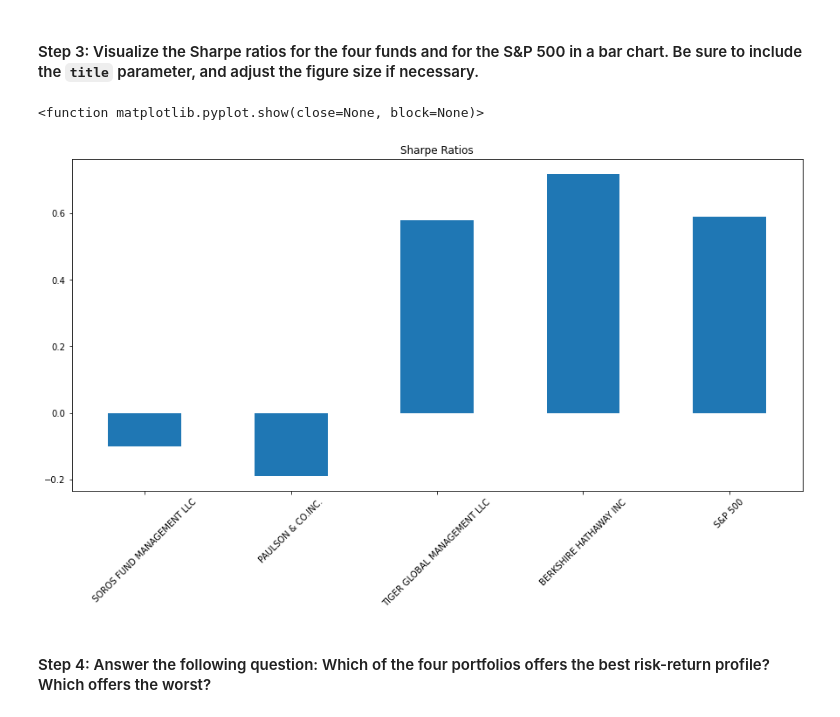
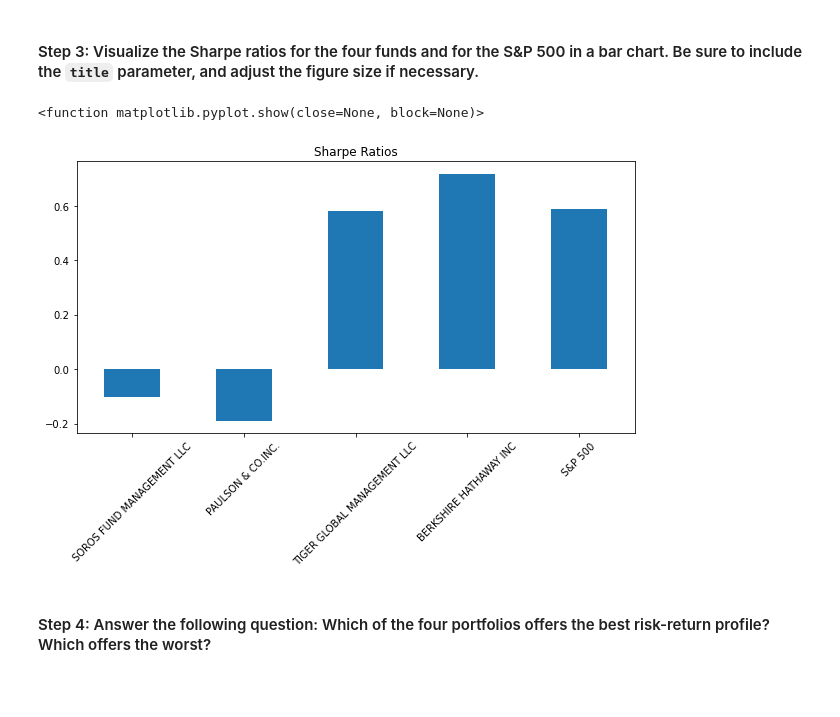
Before and after one commit to jcsung-star/Challenge_4, a Jupyter notebook: Starter_Code/risk_return_analysis.ipynb, the cells around one changed output. Drawn from its saved outputs; the diff is of its cells as text; code cells hidden in the pictures; blank space fills up the shorter version.

```diff
--- a/Starter_Code/risk_return_analysis.ipynb
+++ b/Starter_Code/risk_return_analysis.ipynb
@@ -351,12 +351,12 @@ dtype: float64
 # %%
 # Visualize the Sharpe ratios as a bar chart
 # Include a title parameter and adjust the figure size
 
-sharpe_ratios.plot.bar(figsize=(15,7), rot=45, title="Sharpe Ratios")
+sharpe_ratios.plot.bar(figsize=(10,5), rot=45, title="Sharpe Ratios")
 plt.show
 # %% [output]
 <function matplotlib.pyplot.show(close=None, block=None)>
-[figure, old version]
+[figure, new version]
 # %% [markdown]
 #### Step 4: Answer the following question: Which of the four portfolios offers the best risk-return profile? Which offers the worst?
 # %% [markdown]
```
